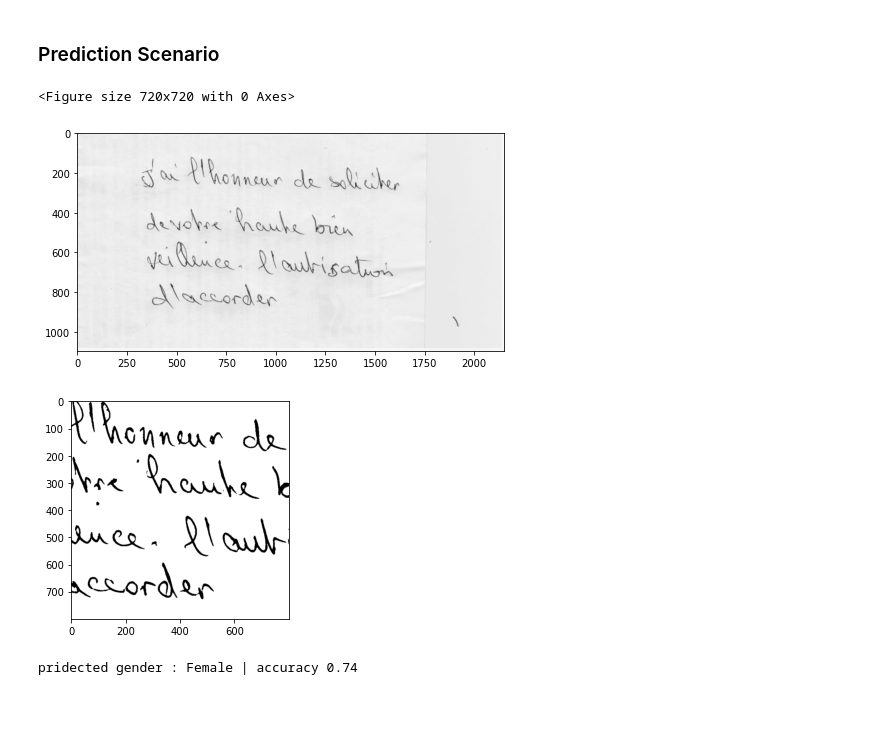
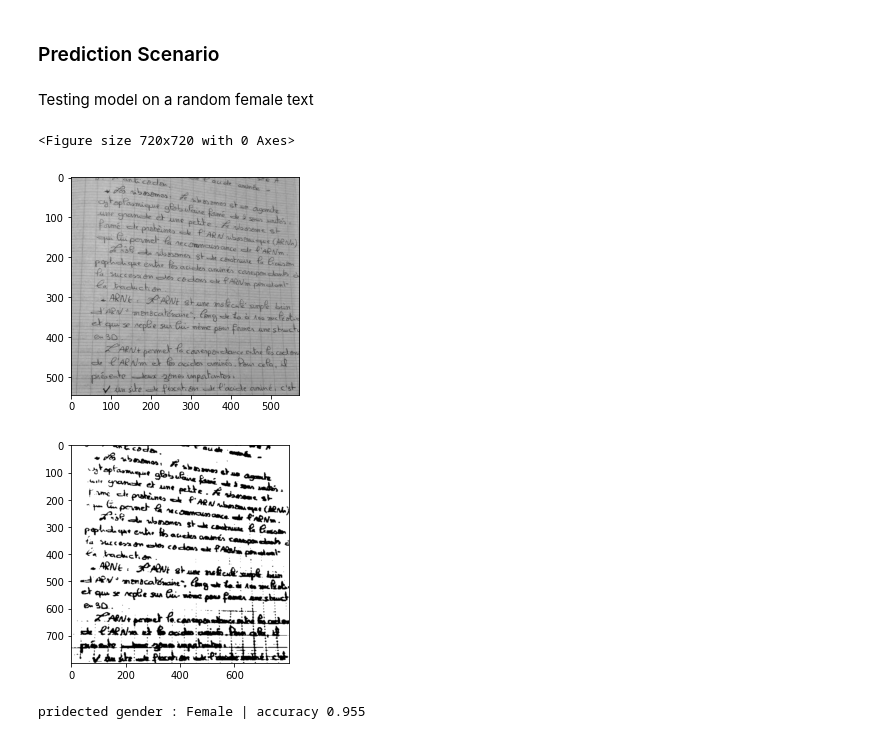
Before and after one commit to ismailnajah/Gender_Prediction_from_handwritting_using_CNN_model, a Jupyter notebook: CNN_Model_gender_prediction_from_handwritting.ipynb, the cells around one changed output. Saved outputs shown, nothing was run; the diff lists cells and outputs as text; code cells hidden in the pictures; blank space fills up the shorter version.

Commit message:
Adding test samples

```diff
--- a/CNN_Model_gender_prediction_from_handwritting.ipynb
+++ b/CNN_Model_gender_prediction_from_handwritting.ipynb
@@ -473,16 +473,18 @@ def predict_gender(model, img):
     print(f'pridected gender : Male | accuracy {ratio:.3}')
   else:
     print(f'pridected gender : Female | accuracy {(1-ratio):.3}')
+# %% [markdown]
+Testing model on a random female text
 # %%
-path = "/content/test3.jpg"
+path = "/content/Female.jpg"
 img_array = cv2.imread(path, cv2.IMREAD_GRAYSCALE)
 plt.figure(figsize=(10,10))
 show_img(img_array)
 # %% [output]
 <Figure size 720x720 with 0 Axes>
-[figure, old version]
+[figure, new version]
 # %%
 predict_gender(loaded_model, img_array)
 # %% [output]
-[figure, old version]
+[figure, new version]
-pridected gender : Female | accuracy 0.74
+pridected gender : Female | accuracy 0.955
```
Also changed, not shown: parts of 3 cells of this notebook.
